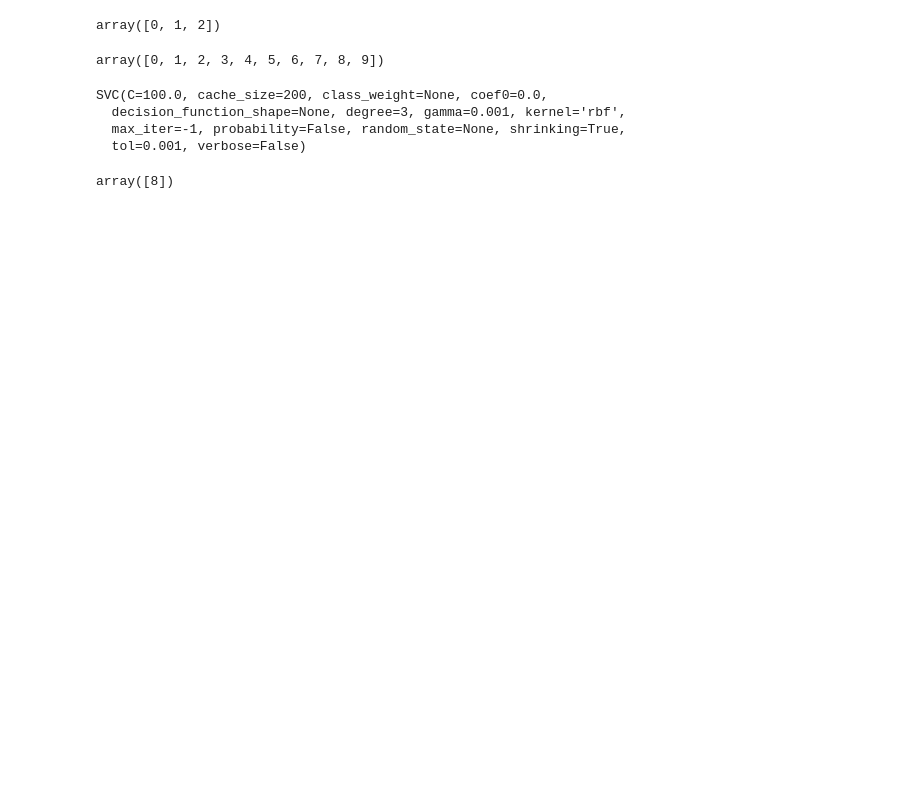
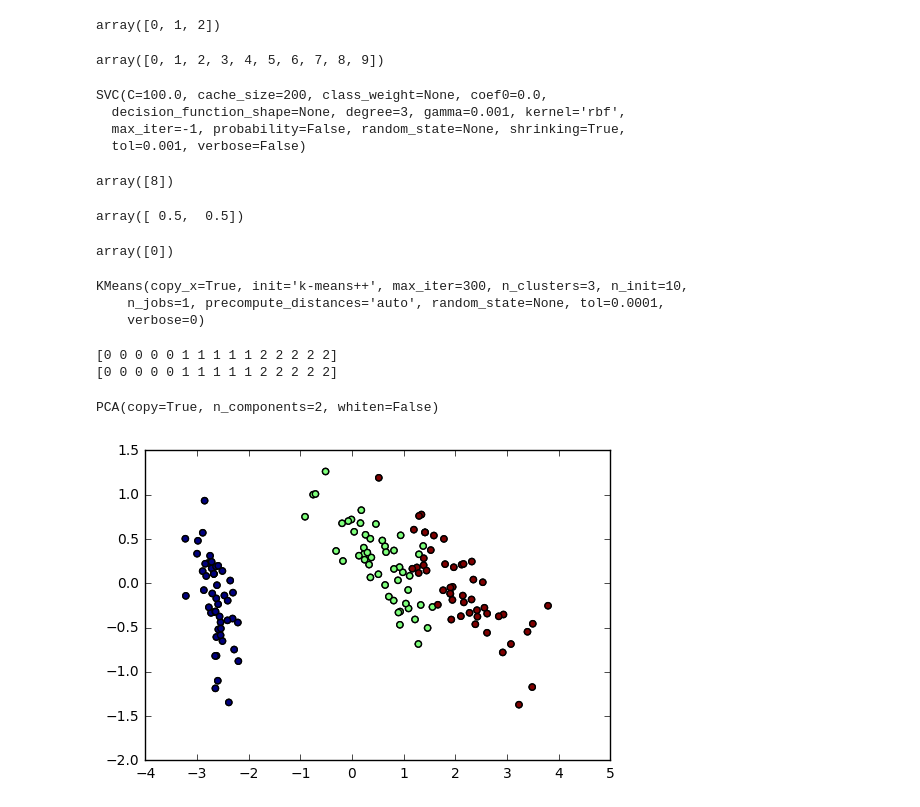
Before and after one commit to jeffmxh/jupyter_notebook, a Jupyter notebook: scikit-learn.ipynb, the cells around one changed output. Drawn from its saved outputs; the diff is of its cells as text; code cells hidden in the pictures; blank space fills up the shorter version.

```diff
--- a/scikit-learn.ipynb
+++ b/scikit-learn.ipynb
@@ -30,2 +32,55 @@ clf.predict(digits.data[-1])
 # %% [output]
 array([8])
+# %%
+# 线性回归
+
+from sklearn import linear_model
+
+clf = linear_model.LinearRegression()
+clf.fit ([[0, 0], [1, 1], [2, 2]], [0, 1, 2])
+clf.coef_
+# %% [output]
+array([ 0.5,  0.5])
+# %%
+# knn 分类
+
+from sklearn import neighbors
+knn = neighbors.KNeighborsClassifier()
+knn.fit(iris.data, iris.target)
+knn.predict([[0.1, 0.2, 0.3, 0.4]])
+# %% [output]
+array([0])
+# %%
+# K-means 聚类
+
+from sklearn import cluster, datasets
+iris = datasets.load_iris()
+k_means = cluster.KMeans(n_clusters = 3)
+k_means.fit(iris.data)
+# %% [output]
+KMeans(copy_x=True, init='k-means++', max_iter=300, n_clusters=3, n_init=10,
+    n_jobs=1, precompute_distances='auto', random_state=None, tol=0.0001,
+    verbose=0)
+# %%
+# 对比聚类结果
+
+print(k_means.labels_[::10])
+print(iris.target[::10])
+# %% [output]
+[0 0 0 0 0 1 1 1 1 1 2 2 2 2 2]
+[0 0 0 0 0 1 1 1 1 1 2 2 2 2 2]
+# %%
+# 主成分分析
+
+from sklearn import decomposition
+pca = decomposition.PCA(n_components=2)
+pca.fit(iris.data)
+# %% [output]
+PCA(copy=True, n_components=2, whiten=False)
+# %%
+import pylab as pl
+X = pca.transform(iris.data)
+pl.scatter(X[:, 0], X[:, 1], c=iris.target)
+pl.show()
+# %% [output]
+[figure, added]
```
Also changed, not shown: parts of 2 cells of this notebook, 1 other file.
